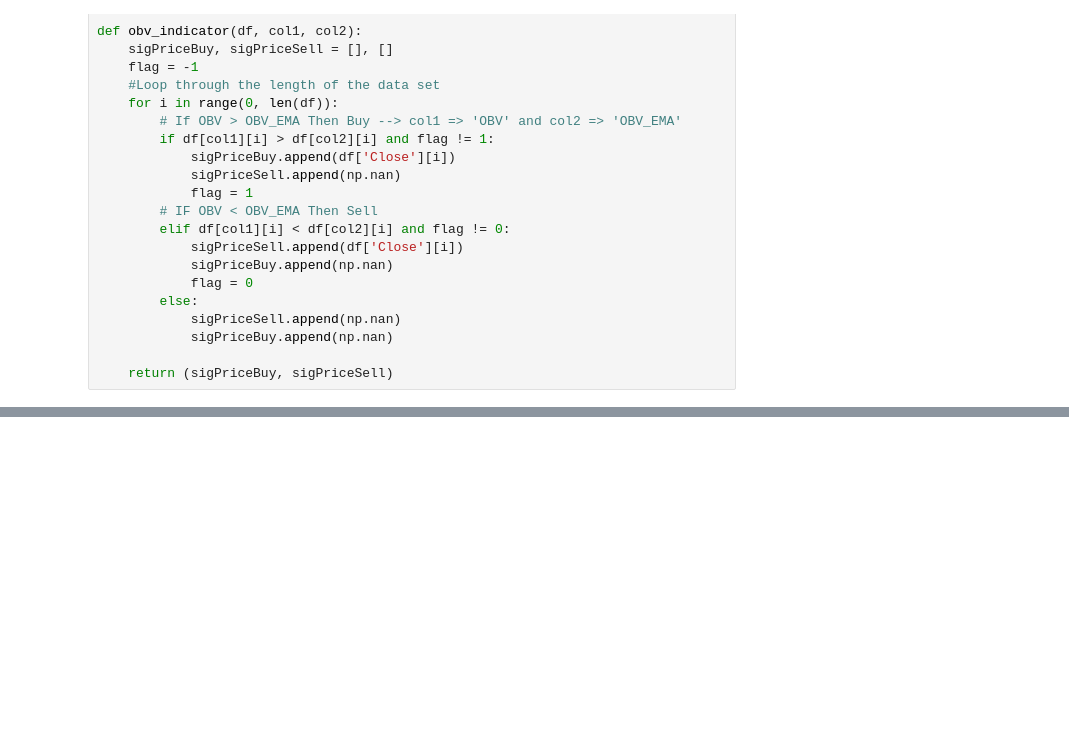
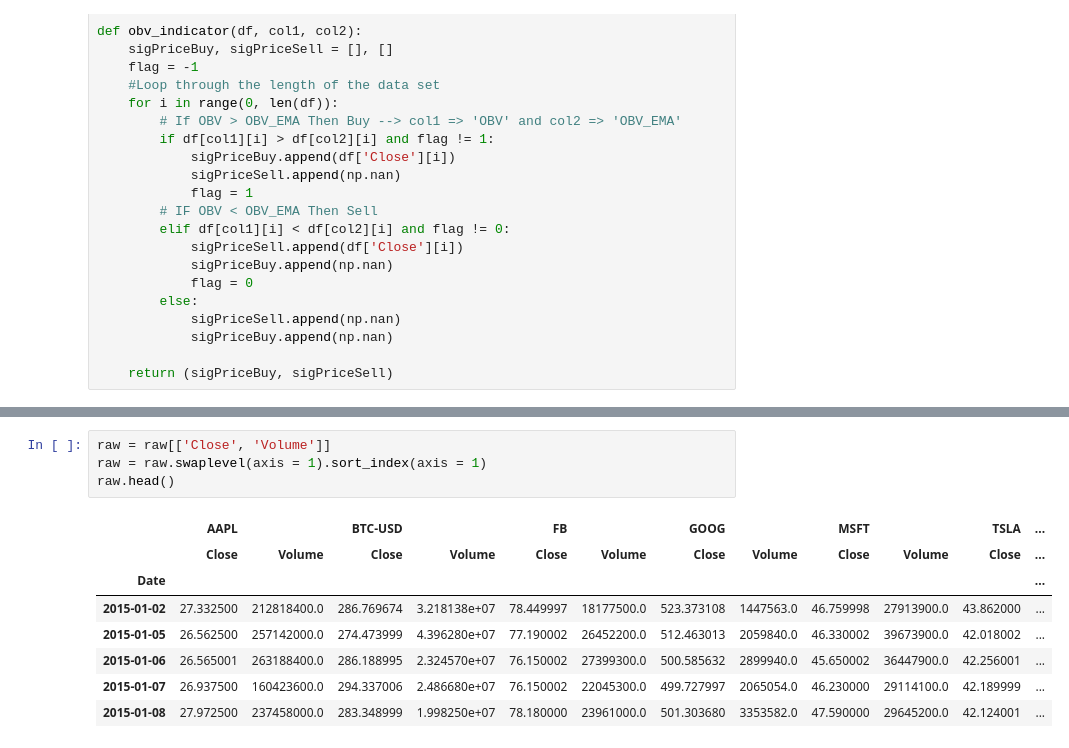
Before and after one commit to BitcoinInvestAnalysis/Capstone, a Jupyter notebook: on_balance_volume_indicator.ipynb, the cells around one changed output, grey strips where cells are left out. Saved outputs shown, nothing was run; the diff lists cells and outputs as text; blank space fills up the shorter version.

```diff
--- a/on_balance_volume_indicator.ipynb
+++ b/on_balance_volume_indicator.ipynb
@@ -209,0 +229,13 @@ fct_df
+# %%
+raw = raw[['Close', 'Volume']]
+raw = raw.swaplevel(axis = 1).sort_index(axis = 1)
+raw.head()
+# %% [output]
+|  | AAPL |  | BTC-USD |  | FB |  | GOOG |  | MSFT |  | TSLA | ... |
+|  | Close | Volume | Close | Volume | Close | Volume | Close | Volume | Close | Volume | Close | ... |
+| Date |  |  |  |  |  |  |  |  |  |  |  | ... |
+| 2015-01-02 | 27.332500 | 212818400.0 | 286.769674 | 3.218138e+07 | 78.449997 | 18177500.0 | 523.373108 | 1447563.0 | 46.759998 | 27913900.0 | 43.862000 | ... |
+| 2015-01-05 | 26.562500 | 257142000.0 | 274.473999 | 4.396280e+07 | 77.190002 | 26452200.0 | 512.463013 | 2059840.0 | 46.330002 | 39673900.0 | 42.018002 | ... |
+| 2015-01-06 | 26.565001 | 263188400.0 | 286.188995 | 2.324570e+07 | 76.150002 | 27399300.0 | 500.585632 | 2899940.0 | 45.650002 | 36447900.0 | 42.256001 | ... |
+| 2015-01-07 | 26.937500 | 160423600.0 | 294.337006 | 2.486680e+07 | 76.150002 | 22045300.0 | 499.727997 | 2065054.0 | 46.230000 | 29114100.0 | 42.189999 | ... |
+| 2015-01-08 | 27.972500 | 237458000.0 | 283.348999 | 1.998250e+07 | 78.180000 | 23961000.0 | 501.303680 | 3353582.0 | 47.590000 | 29645200.0 | 42.124001 | ... |
```
Also changed, not shown: parts of 13 cells of this notebook, 2 other files.
